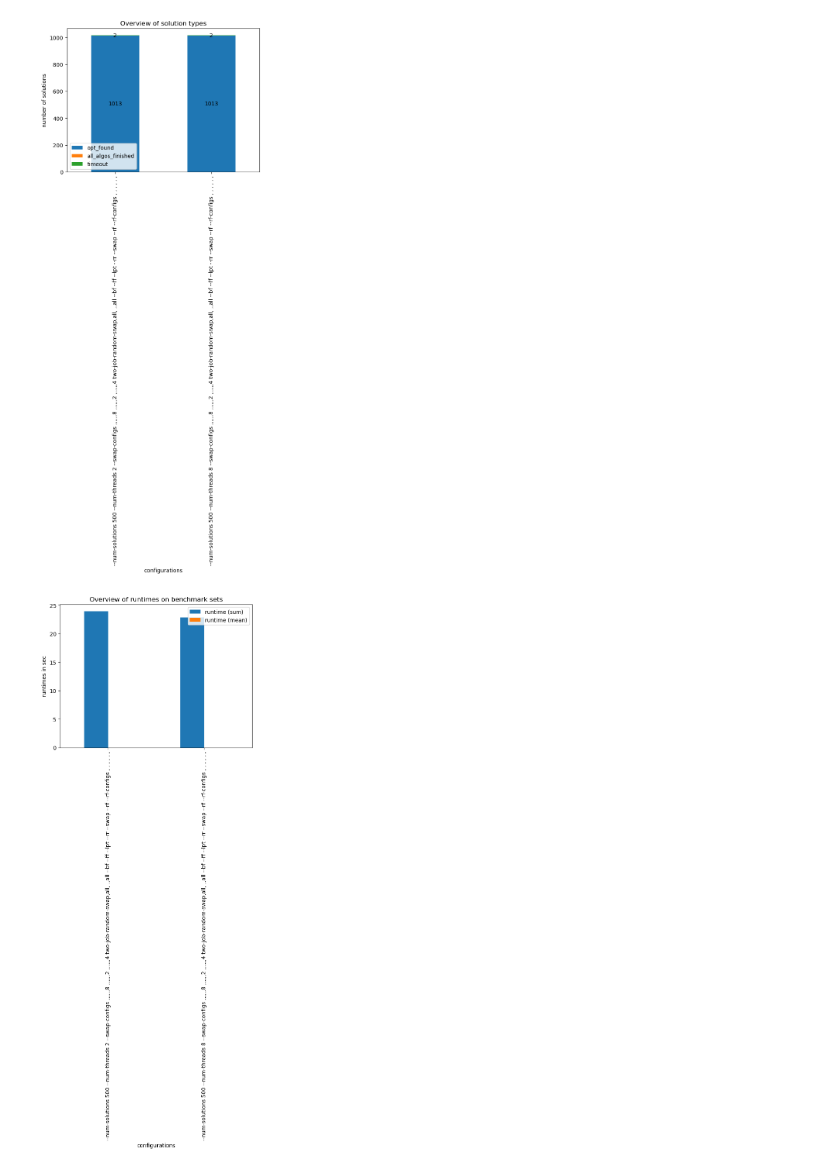
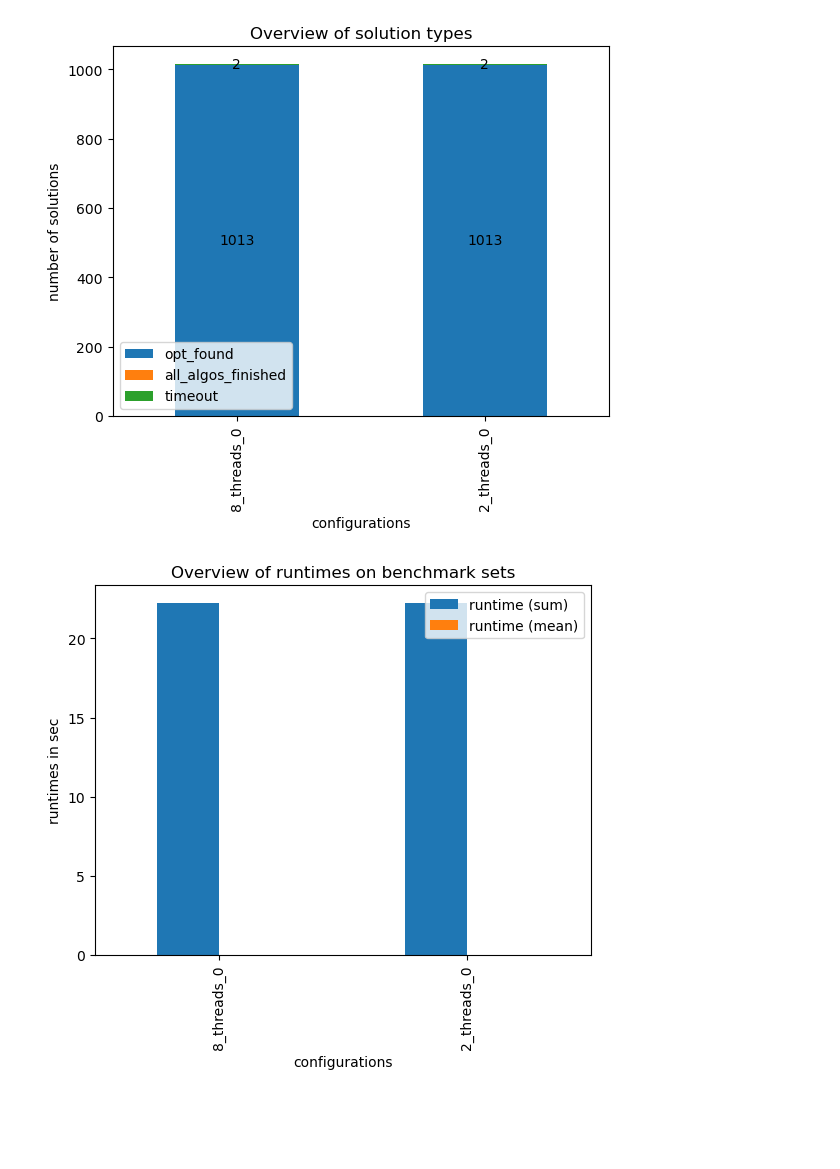
Before and after one commit to JohannesvG123/makespan-minimization, a Jupyter notebook: src/eval_notebook.ipynb, the cells around one changed output. Saved outputs shown, nothing was run; the diff lists cells and outputs as text; code cells hidden in the pictures; blank space fills up the shorter version.

```diff
--- a/src/eval_notebook.ipynb
+++ b/src/eval_notebook.ipynb
@@ -16,23 +16,23 @@ ANNAHME: Alle logs beziehen sich auf die gleichen instanzen und stellen nur unte
 # %%
 data = []
 columns = ["opt_found", "all_algos_finished", "timeout"]
 configs = []
 for c_id in range(measurements.__len__()):
     (file, instances, runtime, opt_found, all_algos_finished, timeout, upper_bounds, lower_bounds, config,
-     instance_names, runtimes, opt_found_per_instance) = measurements[c_id]
+     instance_names, runtimes, opt_found_per_instance, name) = measurements[c_id]
     data.append([opt_found, all_algos_finished, timeout])
-    configs.append(config)
+    configs.append(name)
 
 ax = pd.DataFrame(data, columns=columns, index=configs).plot(kind='bar', stacked=True,
                                                              title="Overview of solution types",
                                                              xlabel='configurations',
                                                              ylabel='number of solutions')
 
 for c in ax.containers:
     labels = [int(v.get_height()) if v.get_height() > 0 else '' for v in c]
     ax.bar_label(c, labels=labels, label_type='center')
 # %% [output]
-[figure, old version]
+[figure, new version]
 # %%
 data = []
 columns = ["runtime (sum)", "runtime (mean)"]
@@ -40,9 +40,9 @@ configs = []
 
 for c_id in range(measurements.__len__()):
     (file, instances, runtime, opt_found, all_algos_finished, timeout, upper_bounds, lower_bounds, config,
-     instance_names, runtimes, opt_found_per_instance) = measurements[c_id]
+     instance_names, runtimes, opt_found_per_instance, name) = measurements[c_id]
     data.append([runtime, runtime / instances])
-    configs.append(config)
+    configs.append(name)
 
 ax = pd.DataFrame(data, columns=columns, index=configs).plot(kind='bar',
                                                              title="Overview of runtimes on benchmark sets",
@@ -53,7 +53,7 @@ ax = pd.DataFrame(data, columns=columns, index=configs).plot(kind='bar',
 #    labels = [v.get_height() if v.get_height() > 0 else '' for v in c]
 #   ax.bar_label(c, labels=labels, label_type='center')
 # %% [output]
-[figure, old version]
+[figure, new version]
 # %%
 c_id = 0  #gerade nur für config 0 #evtl opt einzeichnen (in nächster zelle auch) + mehrere diagramm erzeugen jewils für gleich große eingeben
 for i_id in range(measurements[0][1]):
```
Also changed, not shown: parts of 5 cells of this notebook, 2 other files.
